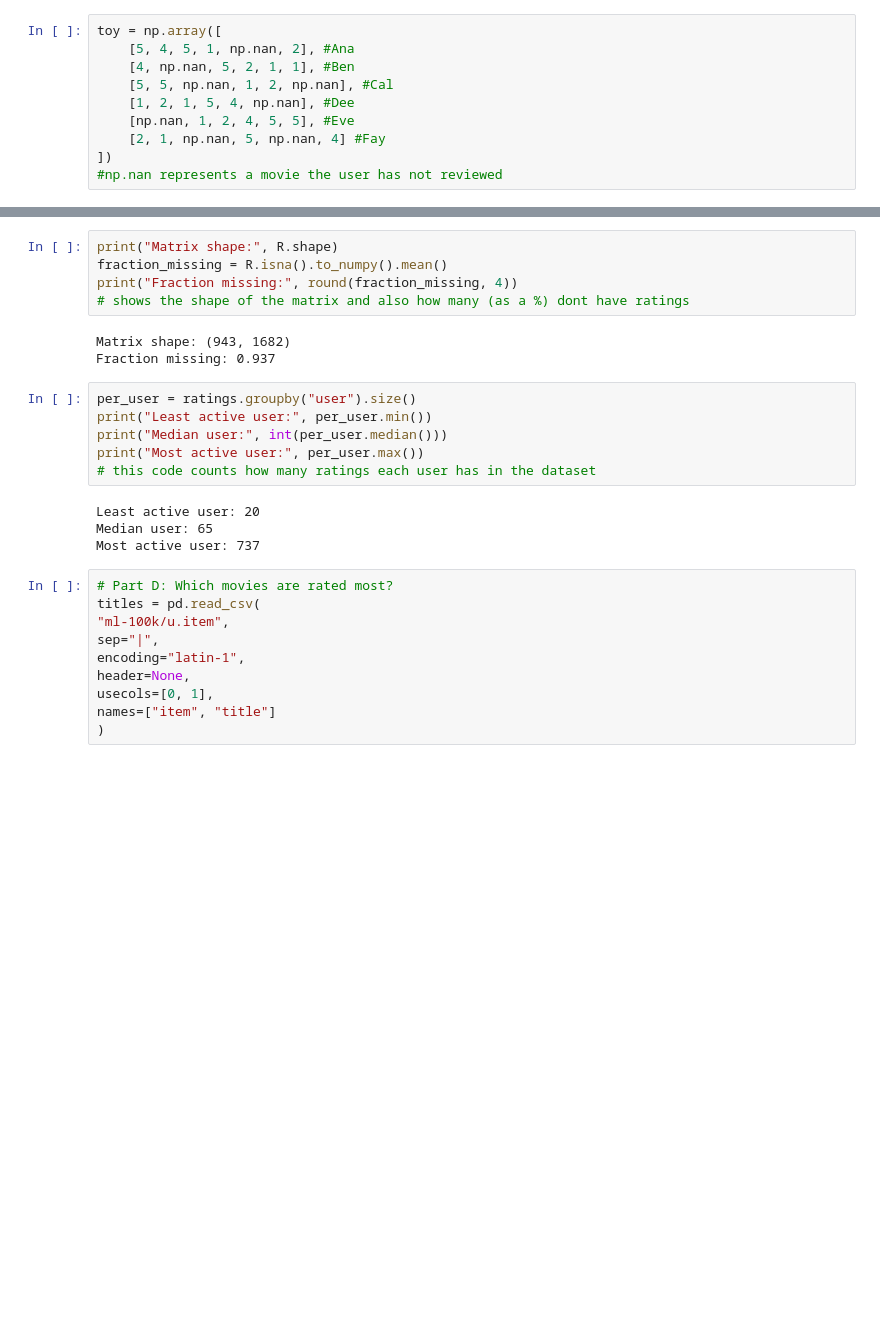
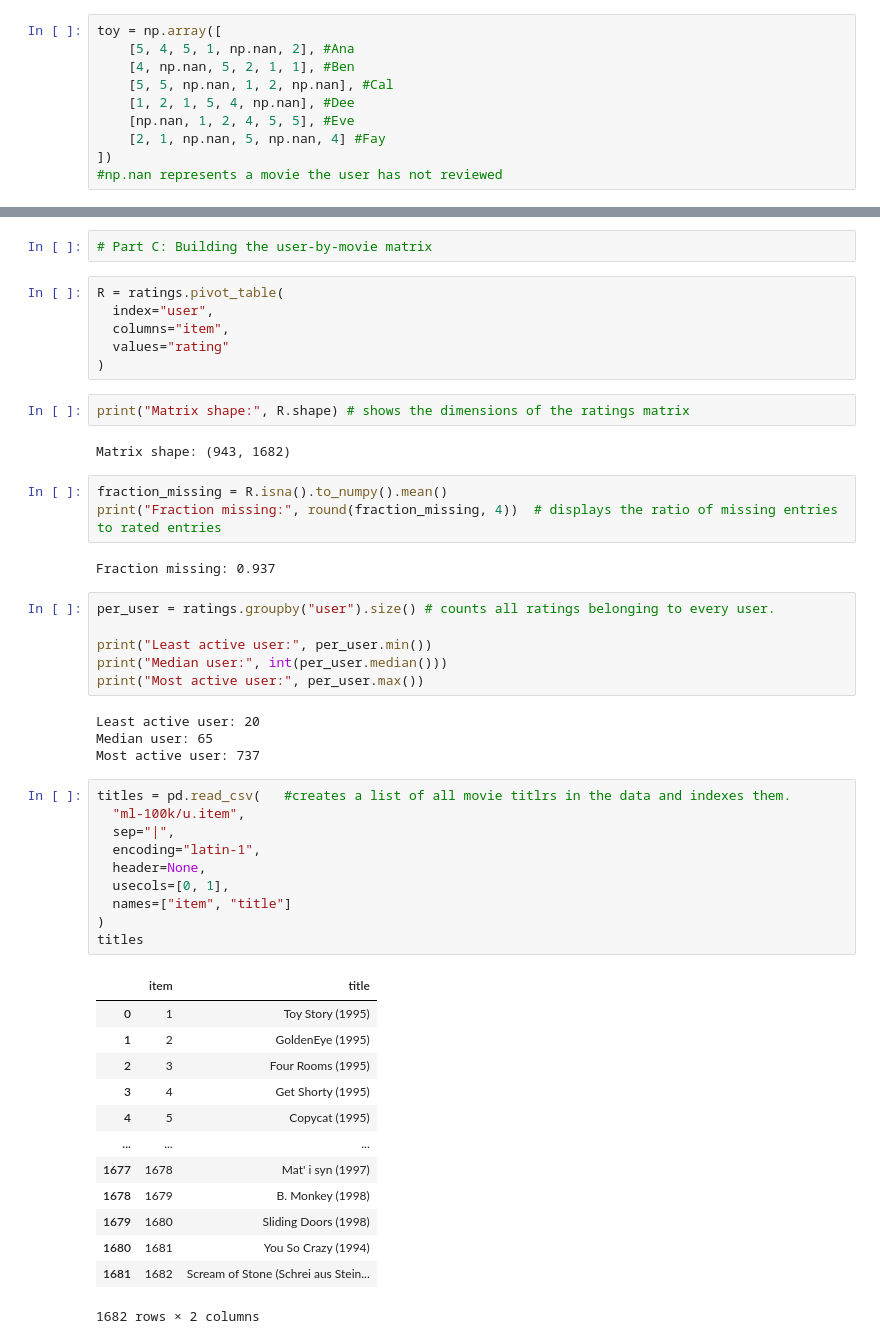
Before and after one commit to Tucannsam/Recommendation_System, a Jupyter notebook: notebooks/01_ratings_matrix.ipynb, the cells around one changed output, grey strips where cells are left out. Saved outputs shown, nothing was run; the diff lists cells and outputs as text; blank space fills up the shorter version.

Commit message:
Added Code for Parts B and C

```diff
--- a/notebooks/01_ratings_matrix.ipynb
+++ b/notebooks/01_ratings_matrix.ipynb
@@ -118,31 +104,54 @@ user                                                              ...
+# %%
+# Part C: Building the user-by-movie matrix
+# %%
+R = ratings.pivot_table(
+  index="user",
+  columns="item",
+  values="rating"
+)
+# %%
+print("Matrix shape:", R.shape) # shows the dimensions of the ratings matrix
+# %% [output]
+Matrix shape: (943, 1682)
 # %%
-print("Matrix shape:", R.shape)
 fraction_missing = R.isna().to_numpy().mean()
-print("Fraction missing:", round(fraction_missing, 4))
-# shows the shape of the matrix and also how many (as a %) dont have ratings
+print("Fraction missing:", round(fraction_missing, 4))  # displays the ratio of missing entries to rated entries
 # %% [output]
-Matrix shape: (943, 1682)
 Fraction missing: 0.937
 # %%
-per_user = ratings.groupby("user").size()
+per_user = ratings.groupby("user").size() # counts all ratings belonging to every user.
+
 print("Least active user:", per_user.min())
 print("Median user:", int(per_user.median()))
 print("Most active user:", per_user.max())
-# this code counts how many ratings each user has in the dataset
 # %% [output]
 Least active user: 20
 Median user: 65
 Most active user: 737
 # %%
-# Part D: Which movies are rated most?
-titles = pd.read_csv(
-"ml-100k/u.item",
-sep="|",
-encoding="latin-1",
-header=None,
-usecols=[0, 1],
-names=["item", "title"]
+titles = pd.read_csv(   #creates a list of all movie titlrs in the data and indexes them.
+  "ml-100k/u.item",
+  sep="|",
+  encoding="latin-1",
+  header=None,
+  usecols=[0, 1],
+  names=["item", "title"]
 )
+titles
+# %% [output]
+|  | item | title |
+| 0 | 1 | Toy Story (1995) |
+| 1 | 2 | GoldenEye (1995) |
+| 2 | 3 | Four Rooms (1995) |
+| 3 | 4 | Get Shorty (1995) |
+| 4 | 5 | Copycat (1995) |
+| ... | ... | ... |
+| 1677 | 1678 | Mat' i syn (1997) |
+| 1678 | 1679 | B. Monkey (1998) |
+| 1679 | 1680 | Sliding Doors (1998) |
+| 1680 | 1681 | You So Crazy (1994) |
+| 1681 | 1682 | Scream of Stone (Schrei aus Stein... |
+1682 rows × 2 columns
 # %%
 stats = ratings.groupby("item")["rating"].agg(["count", "mean"])
 stats = stats.join(titles.set_index("item"))
```
Also changed, not shown: parts of 17 cells of this notebook.
